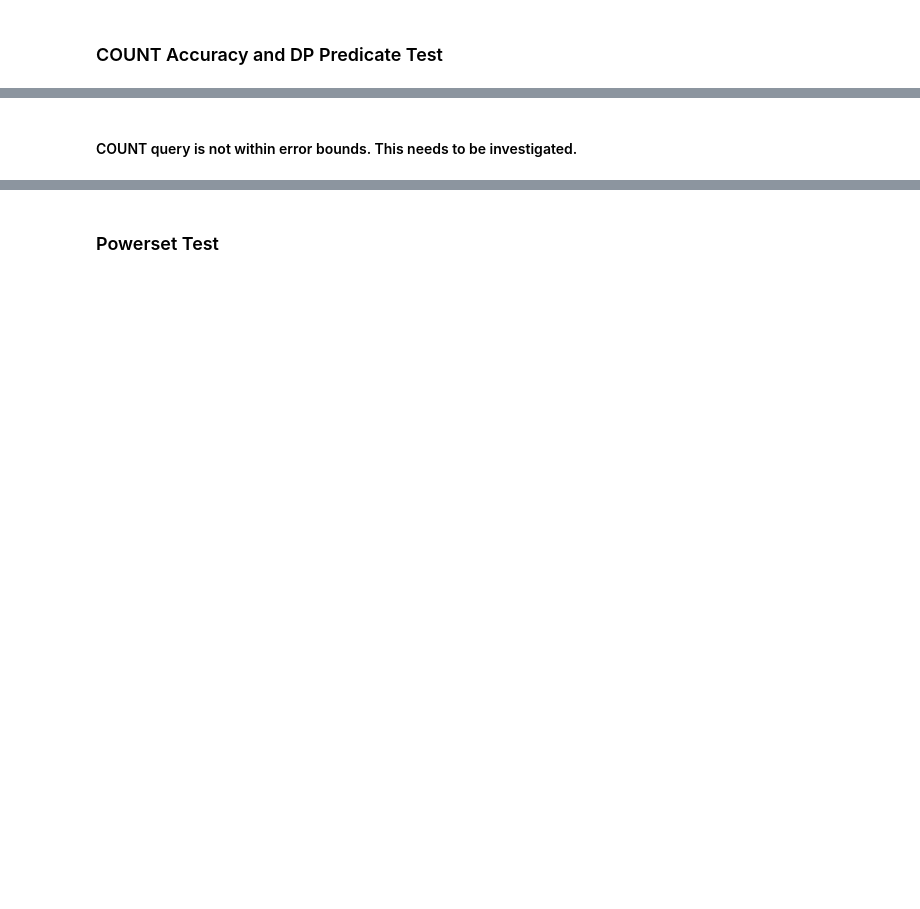
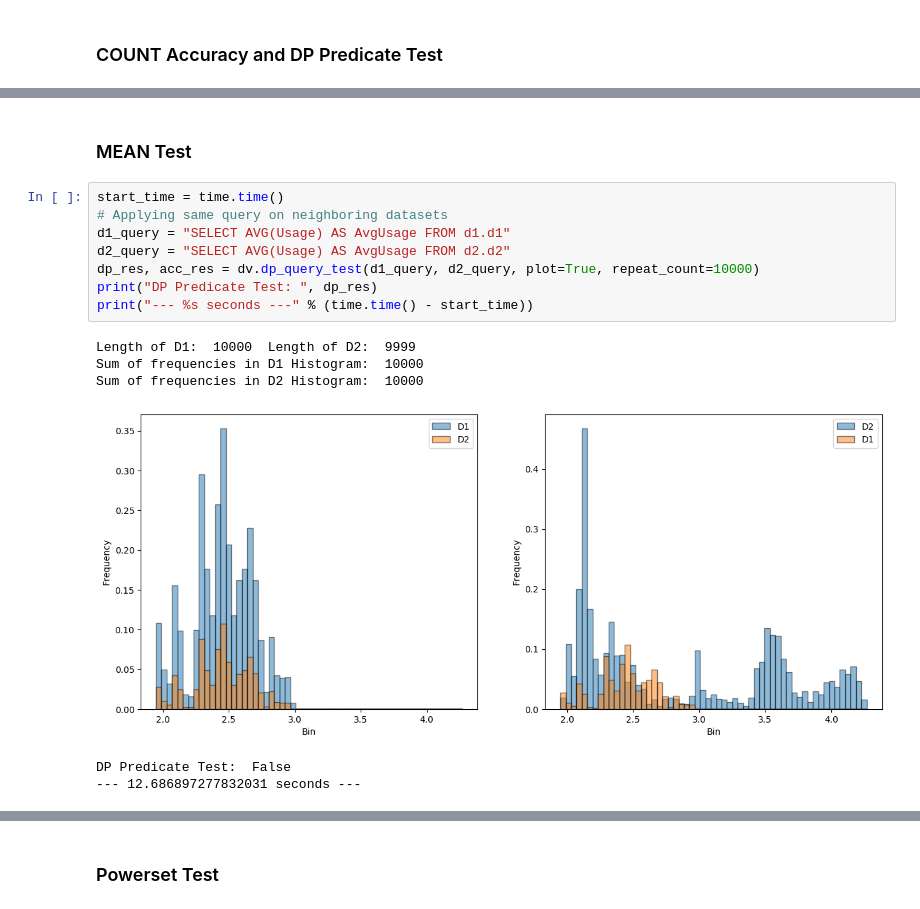
Before and after one commit to opendp/smartnoise-sdk, a Jupyter notebook: evaluation/Differential Privacy Verification.ipynb, the cells around one changed output, grey strips where cells are left out. Drawn from its saved outputs; the diff is of its cells as text; blank space fills up the shorter version.

```diff
--- a/evaluation/Differential Privacy Verification.ipynb
+++ b/evaluation/Differential Privacy Verification.ipynb
@@ -304,2 +304,17 @@ Accuracy Test:  None
-# %% [markdown]
-#### COUNT query is not within error bounds. This needs to be investigated.
+# %% [markdown]
+### MEAN Test
+# %%
+start_time = time.time()
+# Applying same query on neighboring datasets
+d1_query = "SELECT AVG(Usage) AS AvgUsage FROM d1.d1"
+d2_query = "SELECT AVG(Usage) AS AvgUsage FROM d2.d2"
+dp_res, acc_res = dv.dp_query_test(d1_query, d2_query, plot=True, repeat_count=10000)
+print("DP Predicate Test: ", dp_res)
+print("--- %s seconds ---" % (time.time() - start_time))
+# %% [output]
+Length of D1:  10000  Length of D2:  9999
+Sum of frequencies in D1 Histogram:  10000
+Sum of frequencies in D2 Histogram:  10000
+[figure, added]
+DP Predicate Test:  False
+--- 12.686897277832031 seconds ---
```
Also changed, not shown: parts of 8 cells of this notebook.
